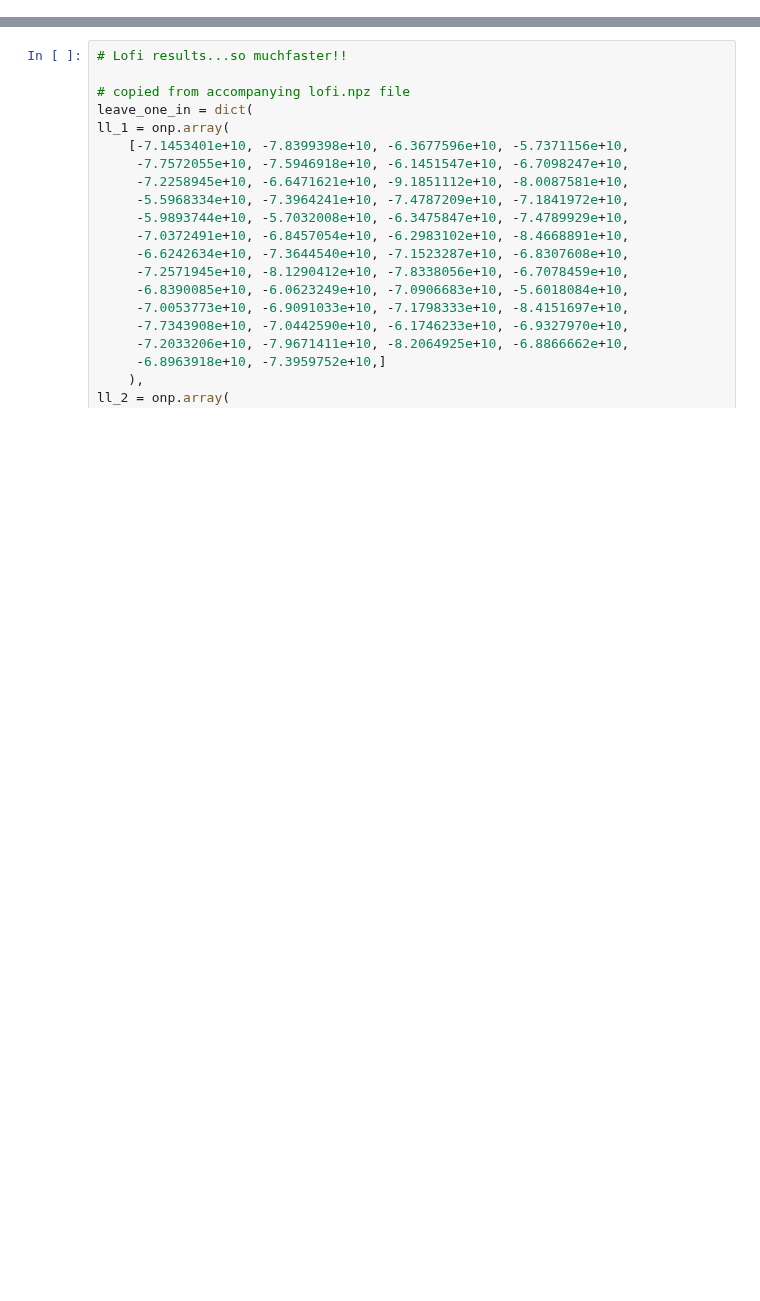
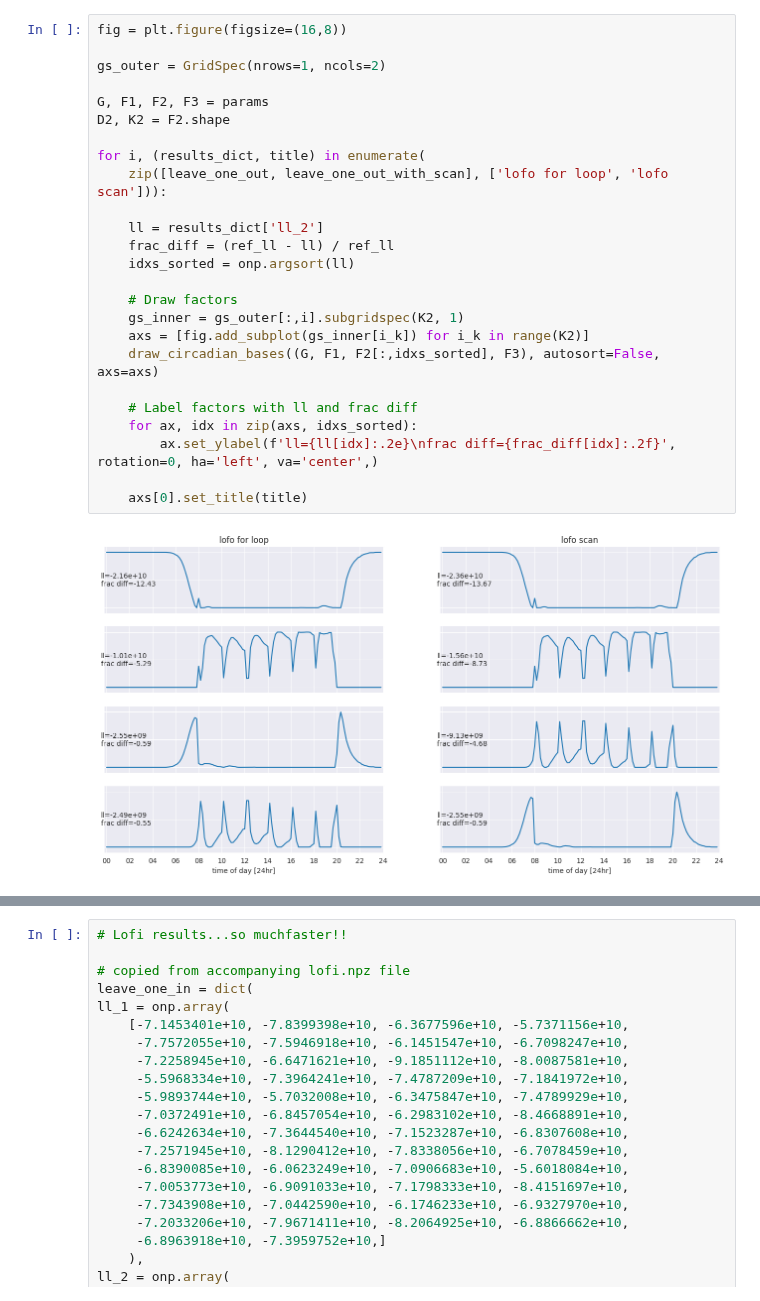
Before and after one commit to lindermanlab/dirichlet-tucker, a Jupyter notebook: analysis/kf-2023-11-07-loo-factor.ipynb, the cells around one changed output, grey strips where cells are left out. Saved outputs shown, nothing was run; the diff lists cells and outputs as text; blank space fills up the shorter version.

```diff
--- a/analysis/kf-2023-11-07-loo-factor.ipynb
+++ b/analysis/kf-2023-11-07-loo-factor.ipynb
@@ -75,0 +186,27 @@ ref_ll = -3874.3681640625 * (14410 * 144 * 0.2) # avg_test_ll * (~mask.sum())
+# %%
+fig = plt.figure(figsize=(16,8))
+
+gs_outer = GridSpec(nrows=1, ncols=2)
+
+G, F1, F2, F3 = params
+D2, K2 = F2.shape
+
+for i, (results_dict, title) in enumerate(
+    zip([leave_one_out, leave_one_out_with_scan], ['lofo for loop', 'lofo scan'])):
+
+    ll = results_dict['ll_2']
+    frac_diff = (ref_ll - ll) / ref_ll
+    idxs_sorted = onp.argsort(ll)
+
+    # Draw factors
+    gs_inner = gs_outer[:,i].subgridspec(K2, 1)
+    axs = [fig.add_subplot(gs_inner[i_k]) for i_k in range(K2)]
+    draw_circadian_bases((G, F1, F2[:,idxs_sorted], F3), autosort=False, axs=axs)
+
+    # Label factors with ll and frac diff
+    for ax, idx in zip(axs, idxs_sorted):
+        ax.set_ylabel(f'll={ll[idx]:.2e}\nfrac diff={frac_diff[idx]:.2f}', rotation=0, ha='left', va='center',)
+
+    axs[0].set_title(title)
+# %% [output]
+[figure, added]
```
Also changed, not shown: parts of 24 cells of this notebook.
